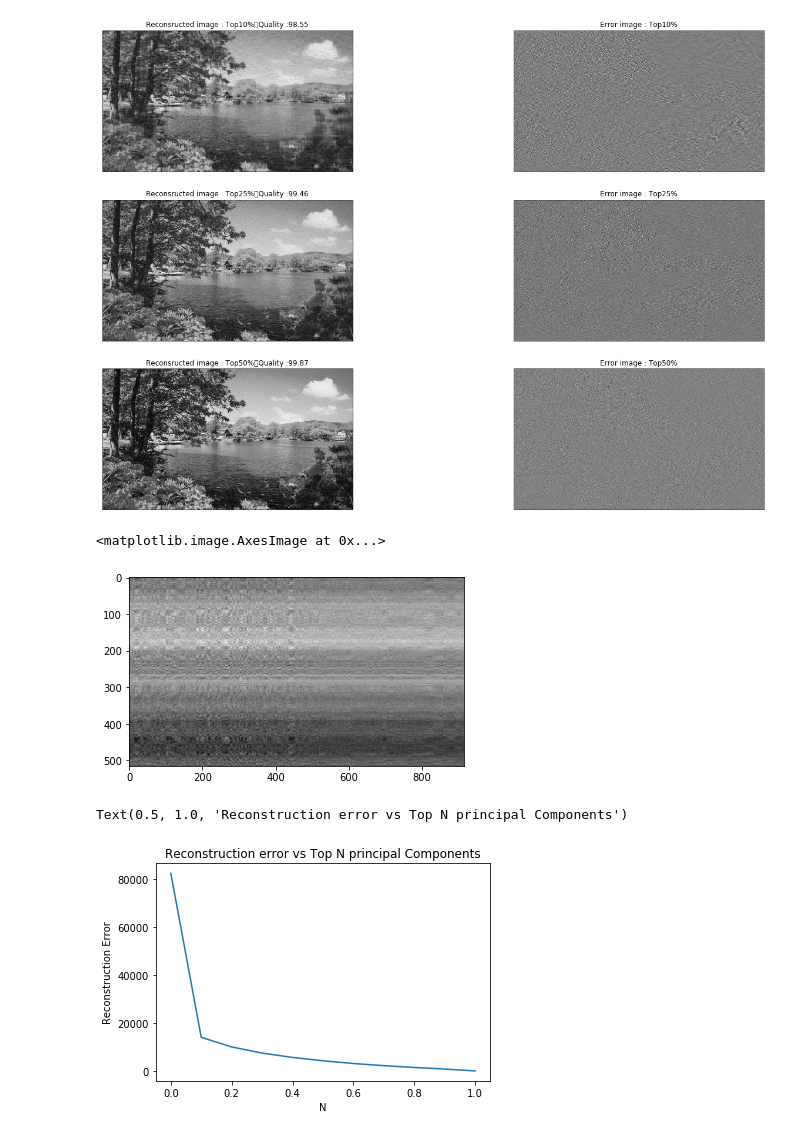
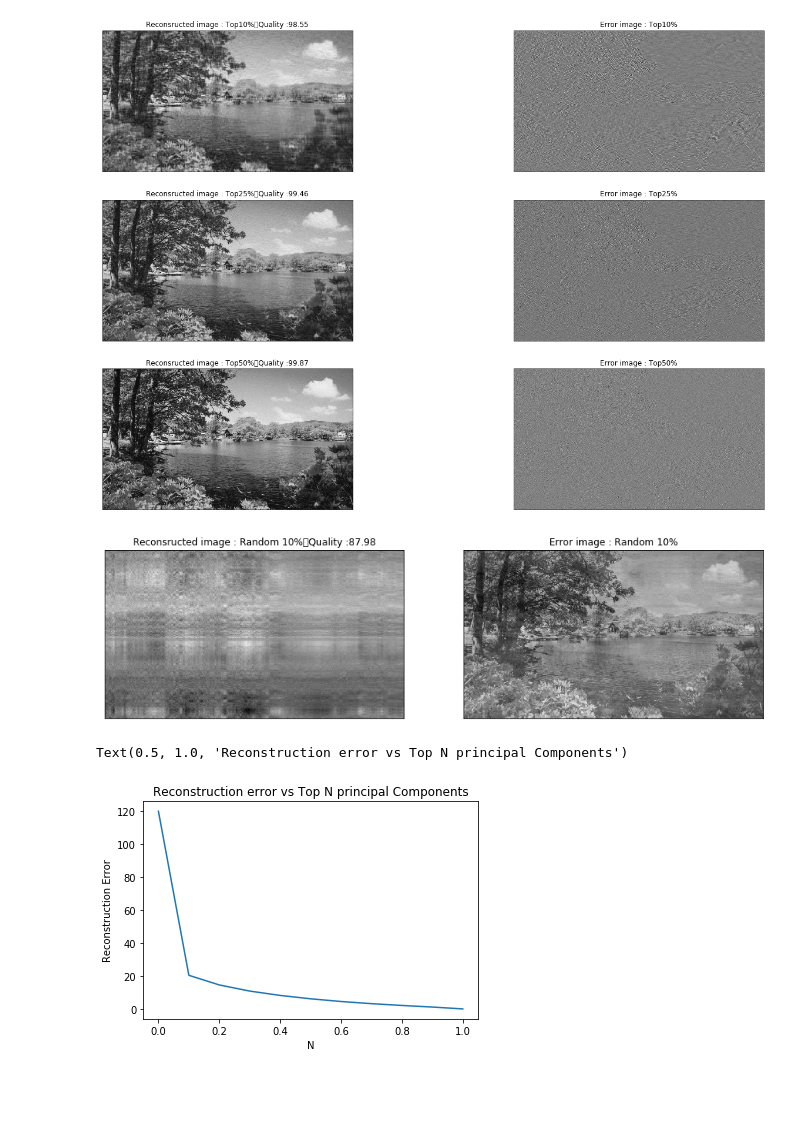
Before and after one commit to aabhipandey000/JupyterNotebooks, a Jupyter notebook: PRML_Assignment_Q_5.ipynb, the cells around one changed output. Cells and saved outputs as stored; diff of their text form; code cells hidden in the pictures; blank space fills up the shorter version.

```diff
--- a/PRML_Assignment_Q_5.ipynb
+++ b/PRML_Assignment_Q_5.ipynb
@@ -93,21 +64,24 @@ for i in range(3):
 # %%
 # Random 10%
 p=np.random.choice(range(lam.size),ceil(0.1*nnz_eig_values))
 p_bar=np.array(range(lam.size))
 p_bar=np.delete(p_bar,p)
 A_r=np.zeros((n,d))
 for j in range(n):
     for k in p:
          A_r[j,:]+=((A[j,:] @ P[:,k])*P[:,k]).transpose()
     for k in p_bar:
          A_r[j,:]+=((x_bar @ P[:,k])*P[:,k]).transpose()
 A_r=A_r.transpose()
 img_df.iloc[:,3]=A_r.flatten()
 quality_random=100*Forb_norm_mat(A_r)/Forb_norm_mat(A)
-plt.imshow(img_df.iloc[:,3].values.reshape(515,915),cmap='gray')
+f, ax = plt.subplots(1,2,figsize=(15,15),subplot_kw={'xticks':[], 'yticks':[]})
+ax[0].imshow(img_df.iloc[:,3].values.reshape(515,915),cmap='gray')
+ax[0].title.set_text('Reconsructed image : Random 10%'+'\tQuality :'+"{0:4.2f}".format(quality_random))
+ax[1].imshow(img-img_df.iloc[:,3].values.reshape(515,915),cmap='gray')
+ax[1].title.set_text('Error image : Random 10%')
 # %% [output]
-<matplotlib.image.AxesImage at 0x...>
-[figure, old version]
+[figure, new version]
 # %%
 N_axis=np.linspace(0,1,num=11,endpoint=True)
 rec_error=np.zeros(N_axis.size)
@@ -120,11 +94,11 @@ for i in range(N_axis.size):
         for k in range(p+1,d):
              A_r[j,:]+=((x_bar @ P[:,k])*P[:,k]).transpose()
     A_err=A-A_r
-    rec_error[i]=Forb_norm_mat(A_err)
+    rec_error[i]=Forb_norm_mat(A_err)/np.sqrt(A_err.shape[0]*A_err.shape[1])
 plt.plot(N_axis,rec_error)
 plt.xlabel('N')
 plt.ylabel('Reconstruction Error')
 plt.title('Reconstruction error vs Top N principal Components')
 # %% [output]
 Text(0.5, 1.0, 'Reconstruction error vs Top N principal Components')
-[figure, old version]
+[figure, new version]
```
Also changed, not shown: parts of 4 cells of this notebook, 6 other files.
